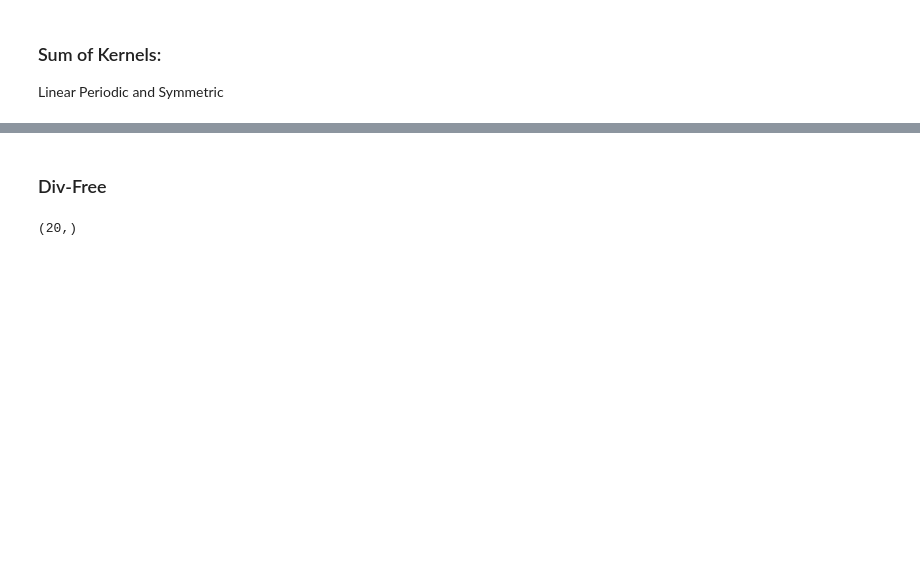
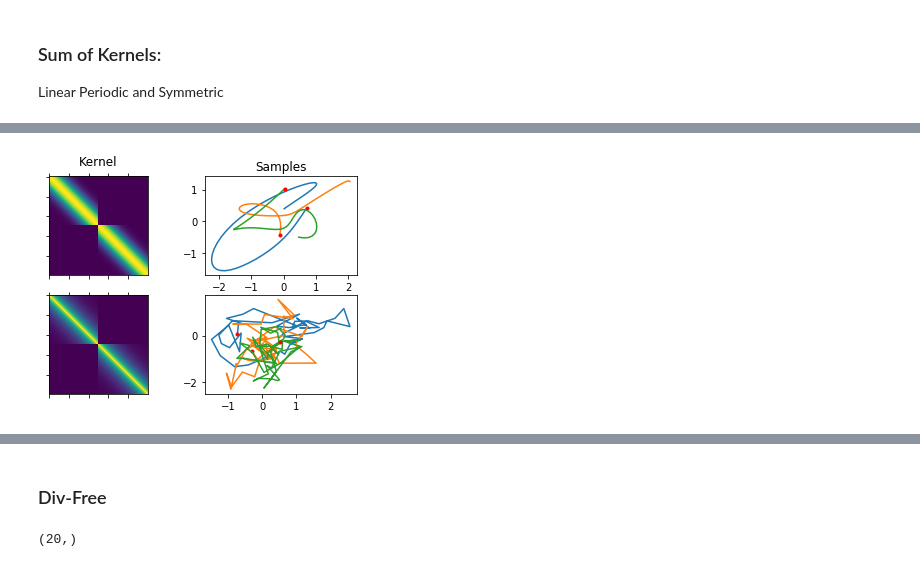
Before and after one commit to notblank/Gaussian-Processes, a Jupyter notebook: EF_2019/Plots.ipynb, the cells around one changed output, grey strips where cells are left out. Cells and saved outputs as stored; diff of their text form; code cells hidden in the pictures; blank space fills up the shorter version.

```diff
--- a/EF_2019/Plots.ipynb
+++ b/EF_2019/Plots.ipynb
@@ -133,0 +153,37 @@ f.savefig('plots/sum.eps', format='eps', dpi=300)
+# %%
+#np.random.seed(0)
+
+ZRBF_pc = np.random.multivariate_normal(mu,CRBF,m)
+ZRBF_pc = ZRBF_pc.T
+
+ZEXP_pc = np.random.multivariate_normal(mu,CEXP,m)
+ZEXP_pc = ZEXP_pc.T
+# %%
+f, axes = plt.subplots(2, 2, sharey=False)
+axes[0, 0].set_title('Kernel')
+axes[0, 0].matshow(CRBF)
+axes[0, 0].set_xticklabels([''])
+axes[0, 0].set_yticklabels([''])
+
+axes[1, 0].matshow(CEXP)
+axes[1, 0].set_xticklabels([''])
+axes[1, 0].set_yticklabels([''])
+
+axes[0, 1].set_title('Samples')
+for i in range(3):
+    a = ZRBF_pc[0:nt, i]
+    b = ZRBF_pc[nt:nt+nt, i]
+
+    axes[0, 1].plot(a, b)
+    axes[0, 1].plot(a[0], b[0], 'r.')
+
+for i in range(3):
+    a = ZEXP_pc[0:nt, i]
+    b = ZEXP_pc[nt:nt+nt, i]
+
+    axes[1, 1].plot(a, b)
+    axes[1, 1].plot(a[0], b[0], 'r.')
+
+f.savefig('plots/parametric_curves.eps', format='eps', dpi=300)
+# %% [output]
+[figure, added]
```
Also changed, not shown: parts of 12 cells of this notebook, 25 other files.
